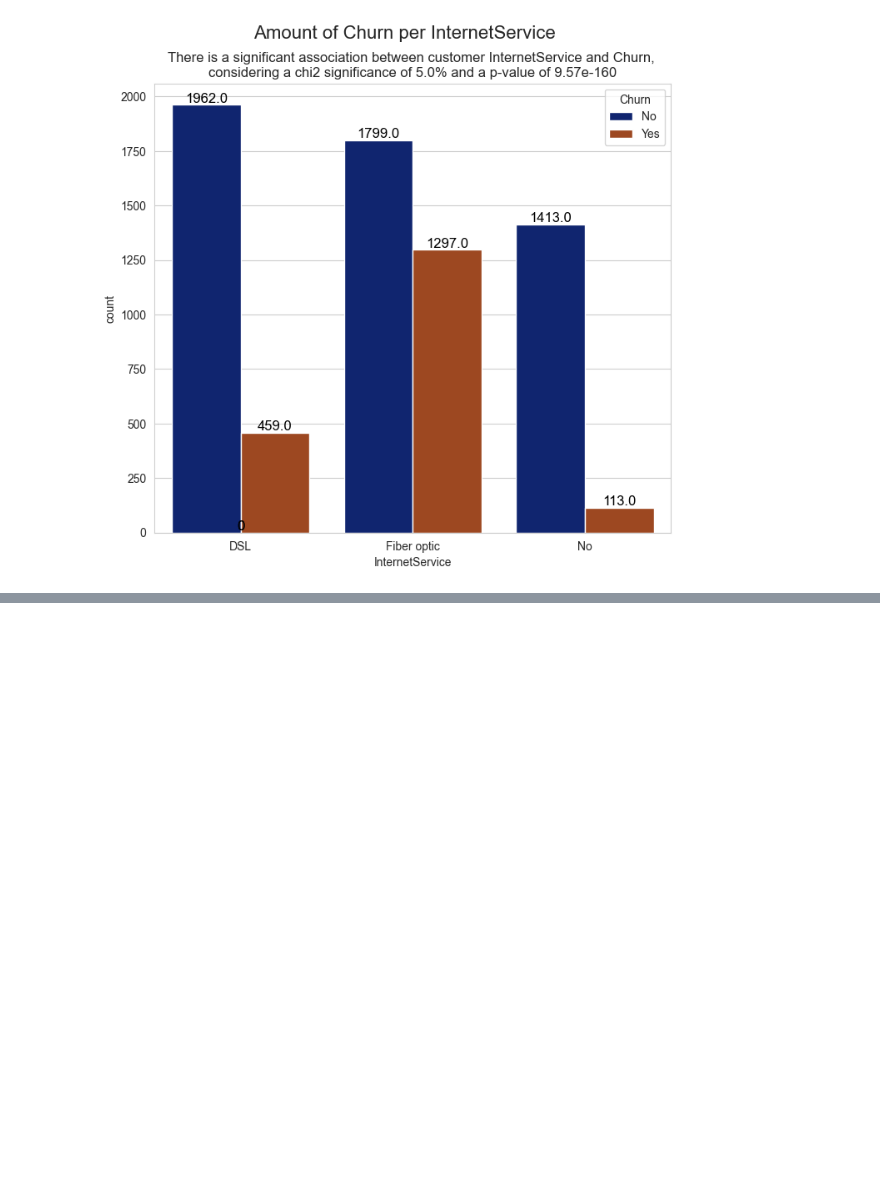
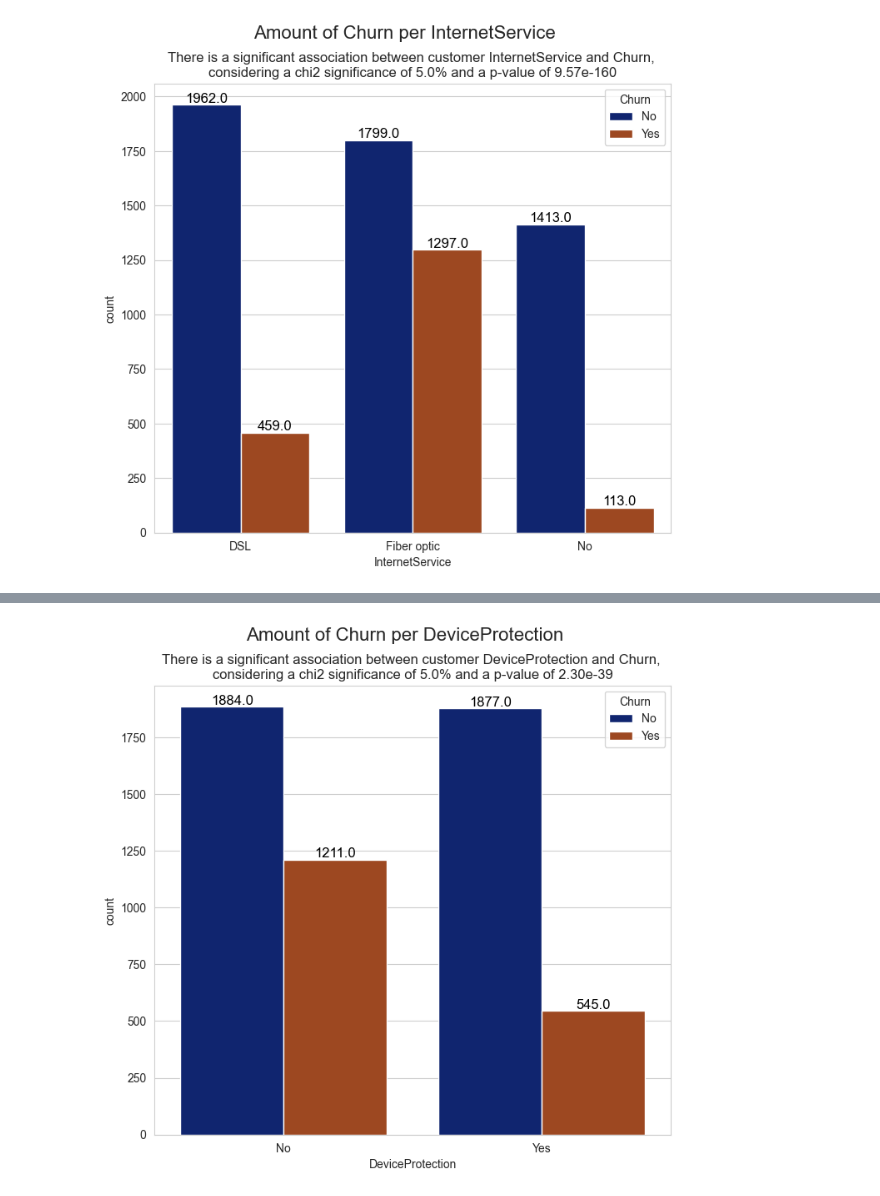
Before and after one commit to Gbrlmoraes/telecom_churn_prediction, a Jupyter notebook: notebooks/exploratory_data_analysis.ipynb, the cells around one changed output, grey strips where cells are left out. Drawn from its saved outputs; the diff is of its cells as text; code cells hidden in the pictures; blank space fills up the shorter version.

```diff
--- a/notebooks/exploratory_data_analysis.ipynb
+++ b/notebooks/exploratory_data_analysis.ipynb
@@ -232,0 +268,7 @@ check_qualitative_variable('InternetService', df)
+# %%
+check_qualitative_variable(
+    'DeviceProtection',
+    df.query("DeviceProtection != 'No internet service'")
+)
+# %% [output]
+[figure, added]
```
Also changed, not shown: parts of 26 cells of this notebook.
